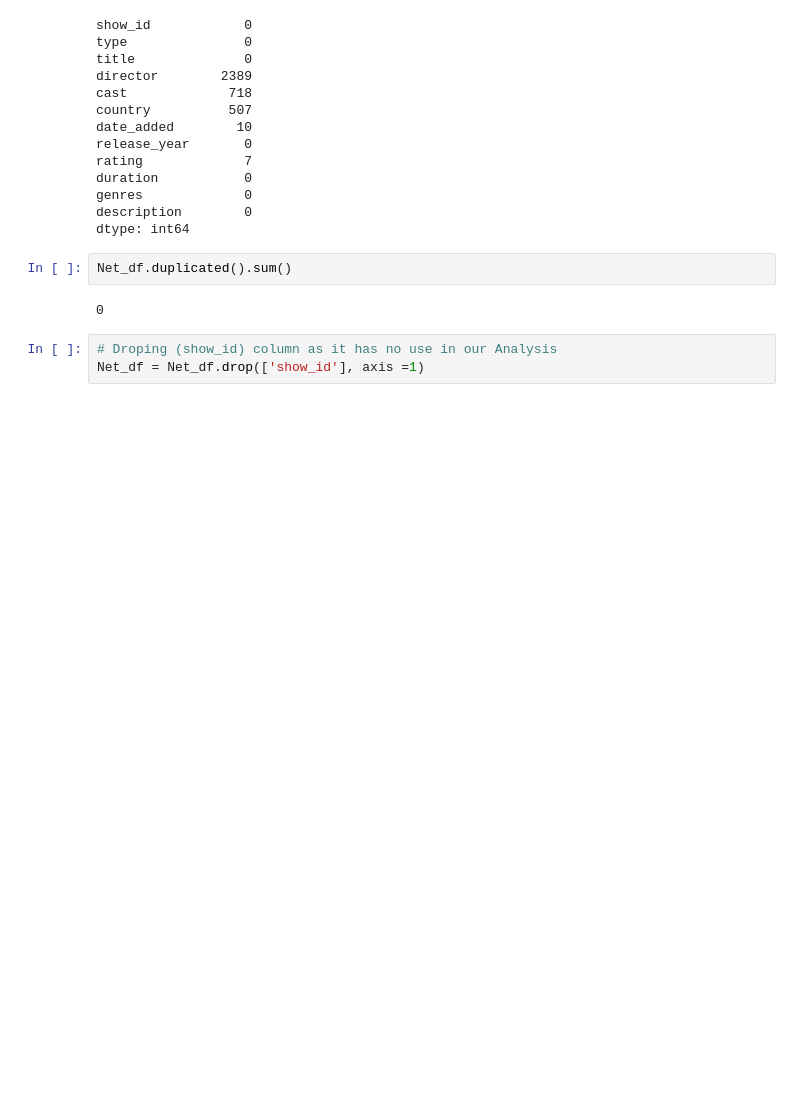
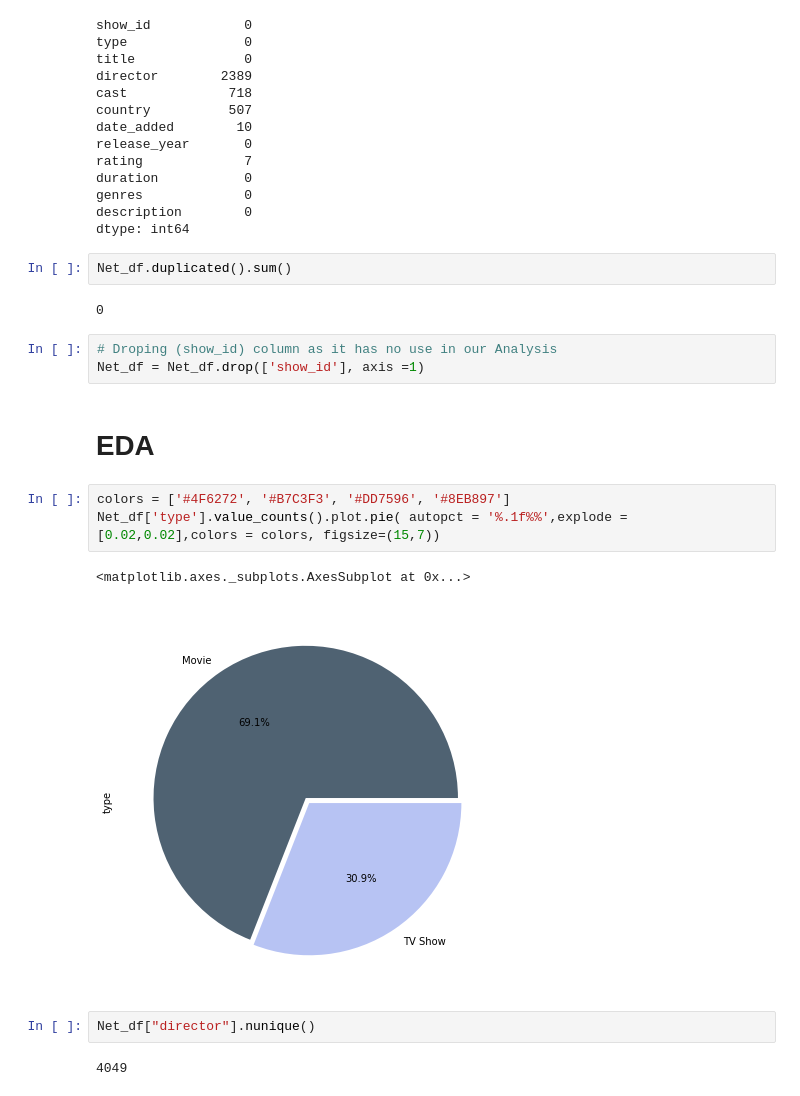
Before and after one commit to SuvirKapse/-NETFLIX-MOVIES-AND-TV-SHOWS-CLUSTERING, a Jupyter notebook: NETFLIX_MOVIES_AND_TV_SHOWS_CLUSTERING.ipynb, the cells around one changed output. Saved outputs shown, nothing was run; the diff lists cells and outputs as text; blank space fills up the shorter version.

```diff
--- a/NETFLIX_MOVIES_AND_TV_SHOWS_CLUSTERING.ipynb
+++ b/NETFLIX_MOVIES_AND_TV_SHOWS_CLUSTERING.ipynb
@@ -209,3 +209,15 @@ Net_df.duplicated().sum()
 # %%
 # Droping (show_id) column as it has no use in our Analysis
 Net_df = Net_df.drop(['show_id'], axis =1)
+# %% [markdown]
+# **EDA**
+# %%
+colors = ['#4F6272', '#B7C3F3', '#DD7596', '#8EB897']
+Net_df['type'].value_counts().plot.pie( autopct = '%.1f%%',explode = [0.02,0.02],colors = colors, figsize=(15,7))
+# %% [output]
+<matplotlib.axes._subplots.AxesSubplot at 0x...>
+[figure, added]
+# %%
+Net_df["director"].nunique()
+# %% [output]
+4049
```
Also changed, not shown: parts of 11 cells of this notebook.
